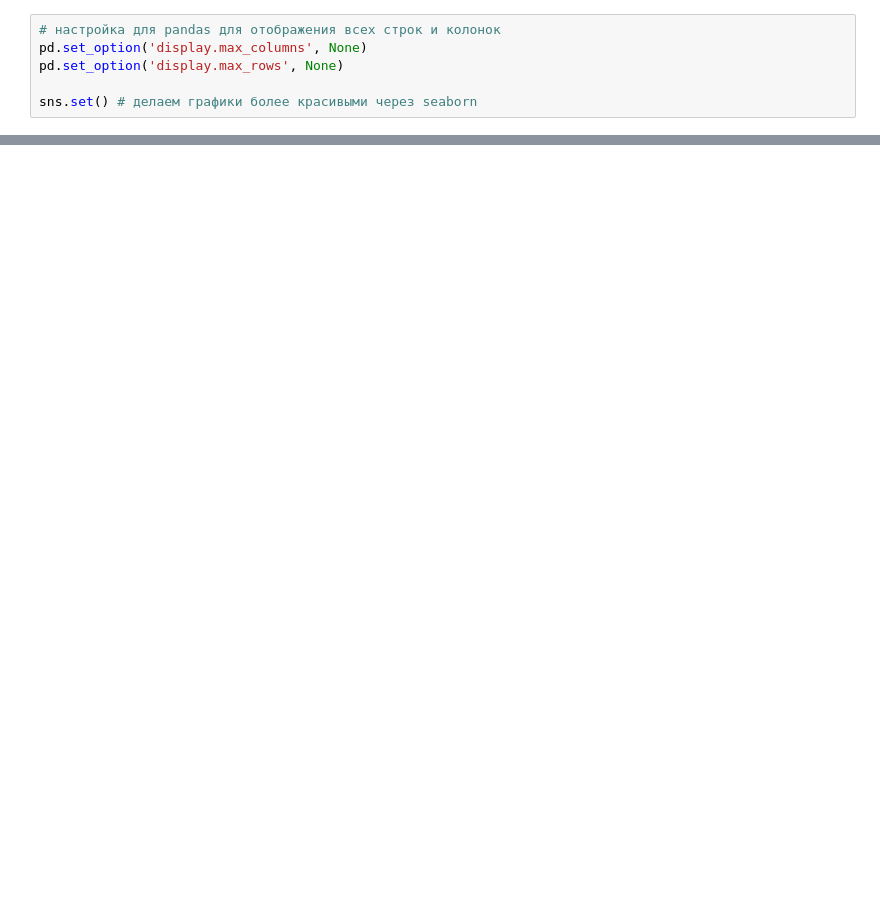
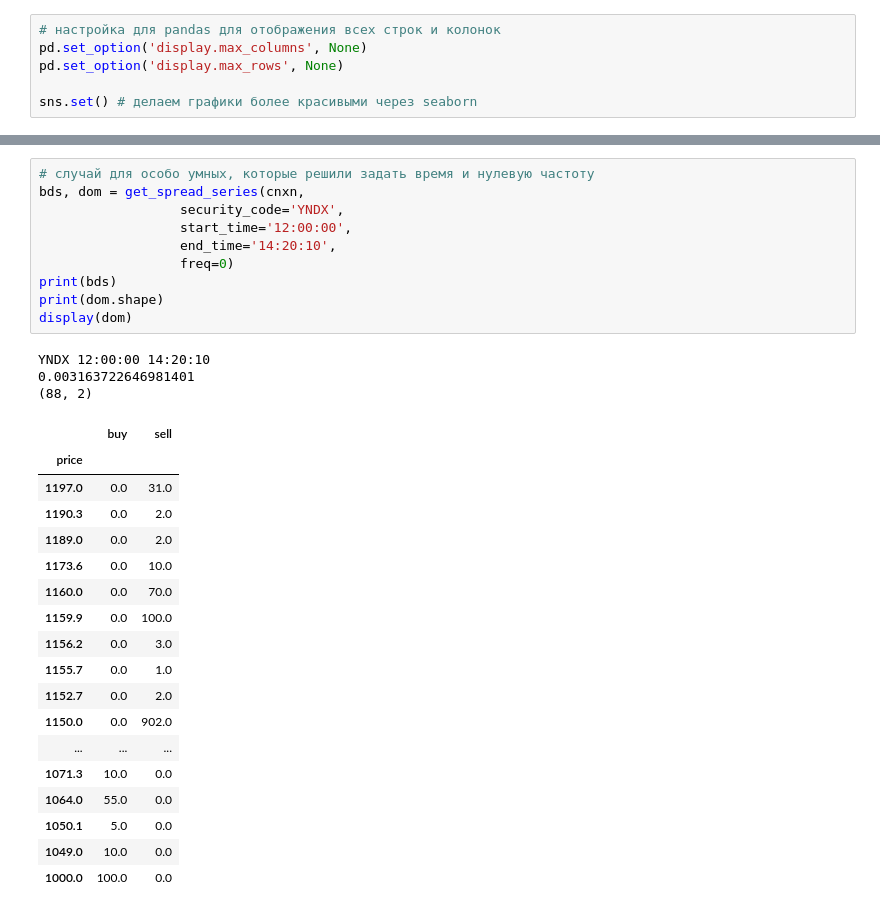
Before and after one commit to IT4finance/it_risk_hw2_pyfunctions_orderlog-tsarkov90, a Jupyter notebook: main.ipynb, the cells around one changed output, grey strips where cells are left out. Drawn from its saved outputs; the diff is of its cells as text; blank space fills up the shorter version.

```diff
--- a/main.ipynb
+++ b/main.ipynb
@@ -207,0 +256,32 @@ while True:
+# %%
+# случай для особо умных, которые решили задать время и нулевую частоту
+bds, dom = get_spread_series(cnxn,
+                  security_code='YNDX',
+                  start_time='12:00:00',
+                  end_time='14:20:10',
+                  freq=0)
+print(bds)
+print(dom.shape)
+display(dom)
+# %% [output]
+YNDX 12:00:00 14:20:10
+0.003163722646981401
+(88, 2)
+|  | buy | sell |
+| price |  |  |
+| 1197.0 | 0.0 | 31.0 |
+| 1190.3 | 0.0 | 2.0 |
+| 1189.0 | 0.0 | 2.0 |
+| 1173.6 | 0.0 | 10.0 |
+| 1160.0 | 0.0 | 70.0 |
+| 1159.9 | 0.0 | 100.0 |
+| 1156.2 | 0.0 | 3.0 |
+| 1155.7 | 0.0 | 1.0 |
+| 1152.7 | 0.0 | 2.0 |
+| 1150.0 | 0.0 | 902.0 |
+| ... | ... | ... |
+| 1071.3 | 10.0 | 0.0 |
+| 1064.0 | 55.0 | 0.0 |
+| 1050.1 | 5.0 | 0.0 |
+| 1049.0 | 10.0 | 0.0 |
+| 1000.0 | 100.0 | 0.0 |
```
Also changed, not shown: parts of 17 cells of this notebook, 1 other file.
